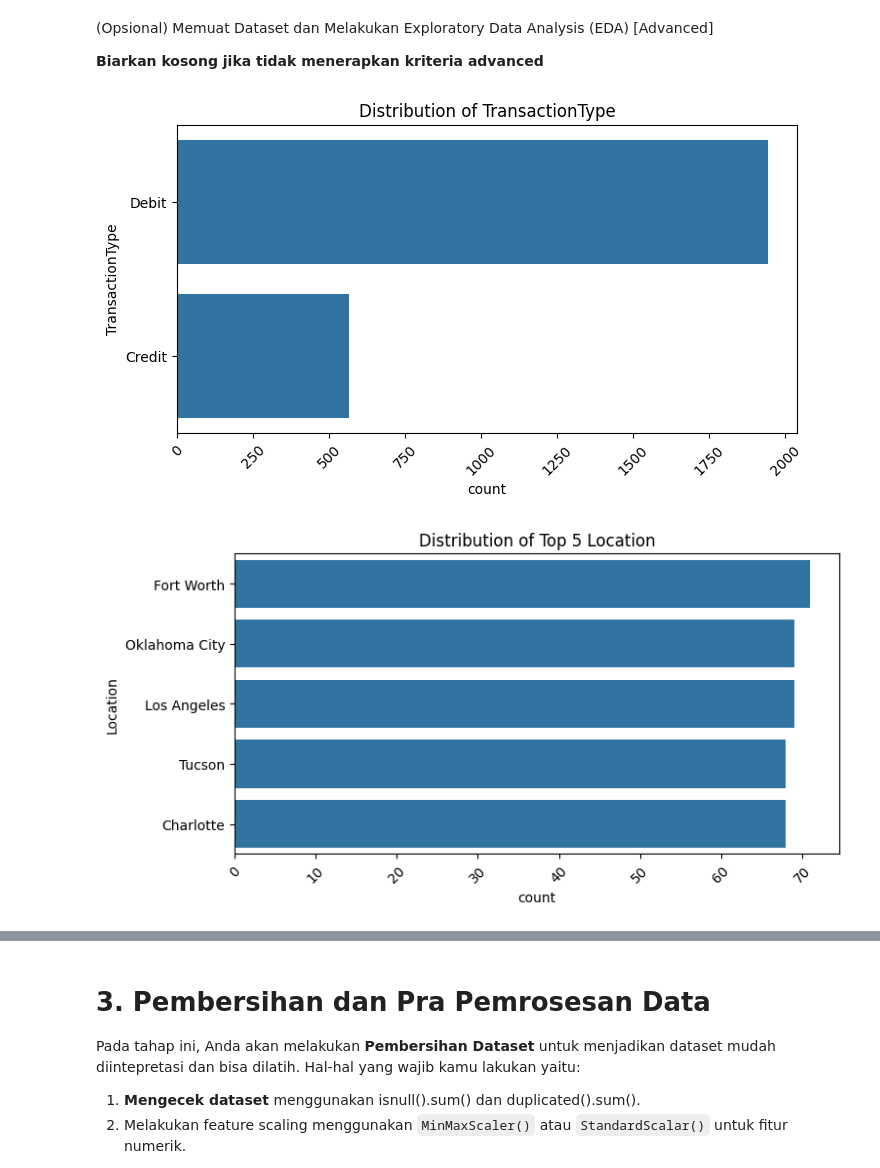
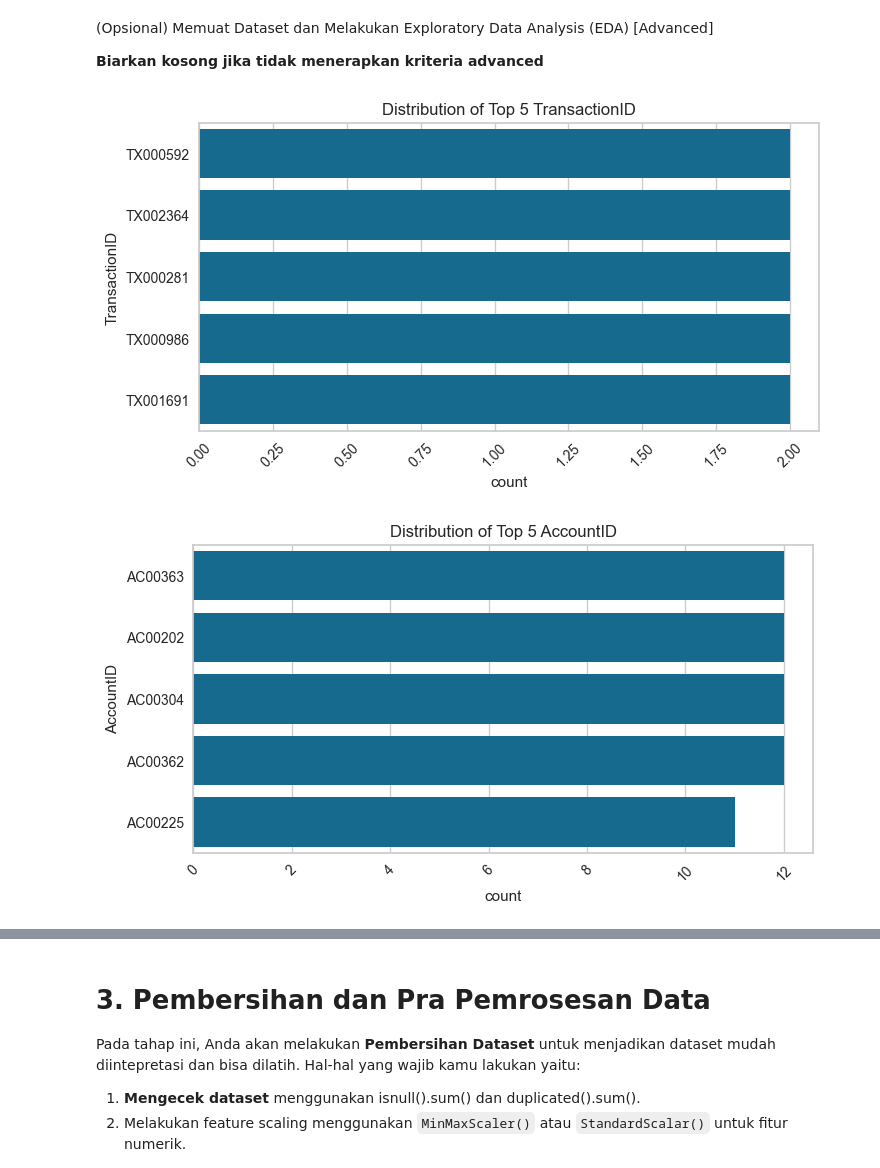
Before and after one commit to yudis2/BMLP, a Jupyter notebook: [Clustering]_Submission_Akhir_BMLP_Your_Name.ipynb, the cells around one changed output, grey strips where cells are left out. Drawn from its saved outputs; the diff is of its cells as text; code cells hidden in the pictures.

```diff
--- a/[Clustering]_Submission_Akhir_BMLP_Your_Name.ipynb
+++ b/[Clustering]_Submission_Akhir_BMLP_Your_Name.ipynb
@@ -149,28 +152,28 @@ plt.show()
 **Biarkan kosong jika tidak menerapkan kriteria advanced**
 # %%
 # Visualisasi yang lebih informatif (Opsional Advanced 1)
-cat_feature = ['TransactionType', 'Location', 'Channel', 'CustomerOccupation']
-for col in cat_feature:
+overlap_feature = ['Location', 'TransactionID', 'AccountID', 'TransactionDate', 'DeviceID', 'IP Address', 'MerchantID', 'PreviousTransactionDate']
+for col in cat_cols:
     plt.figure(figsize=(8, 4))
 
-    if col == "Location":
+    if col in overlap_feature:
         top5 = df[col].value_counts().nlargest(5).index
         sns.countplot(
             data=df[df[col].isin(top5)],
             y=col,
             order=top5,
         )
         plt.title(f'Distribution of Top 5 {col}')
     else:
         sns.countplot(
             data=df,
             y=col,
             order=df[col].value_counts().index,
         )
         plt.title(f'Distribution of {col}')
 
     plt.xticks(rotation=45)
     plt.show()
 # %% [output]
-[figure, old version]
+[figure, new version]
-[figure, old version]
+[figure, new version]
```
Also changed, not shown: parts of 33 cells of this notebook, 4 other files.
